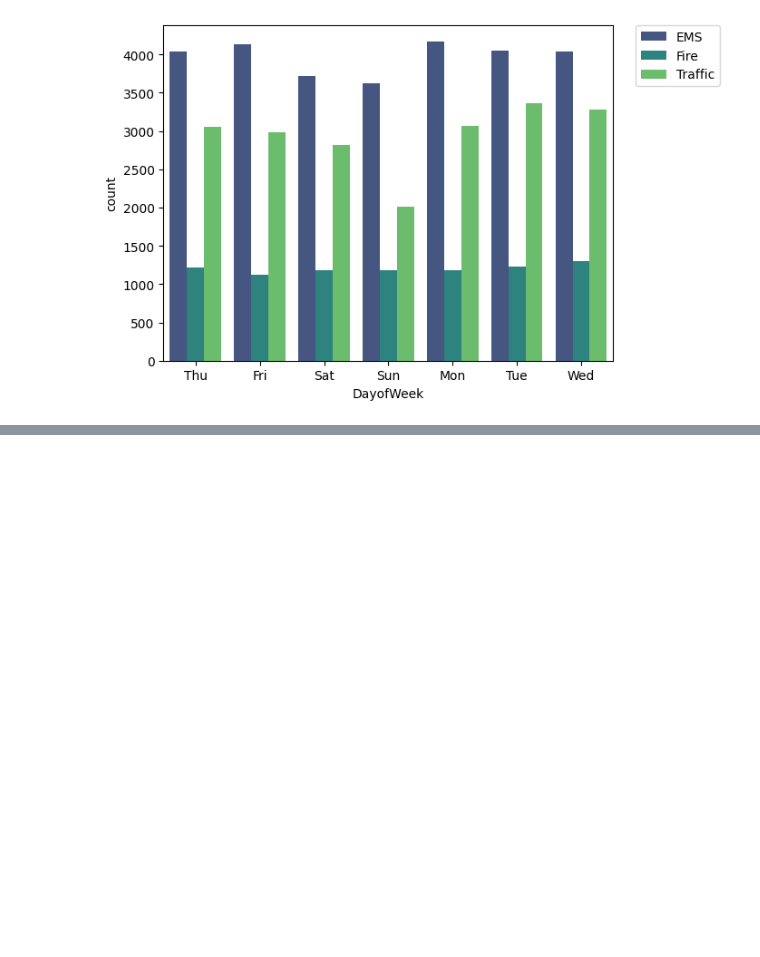
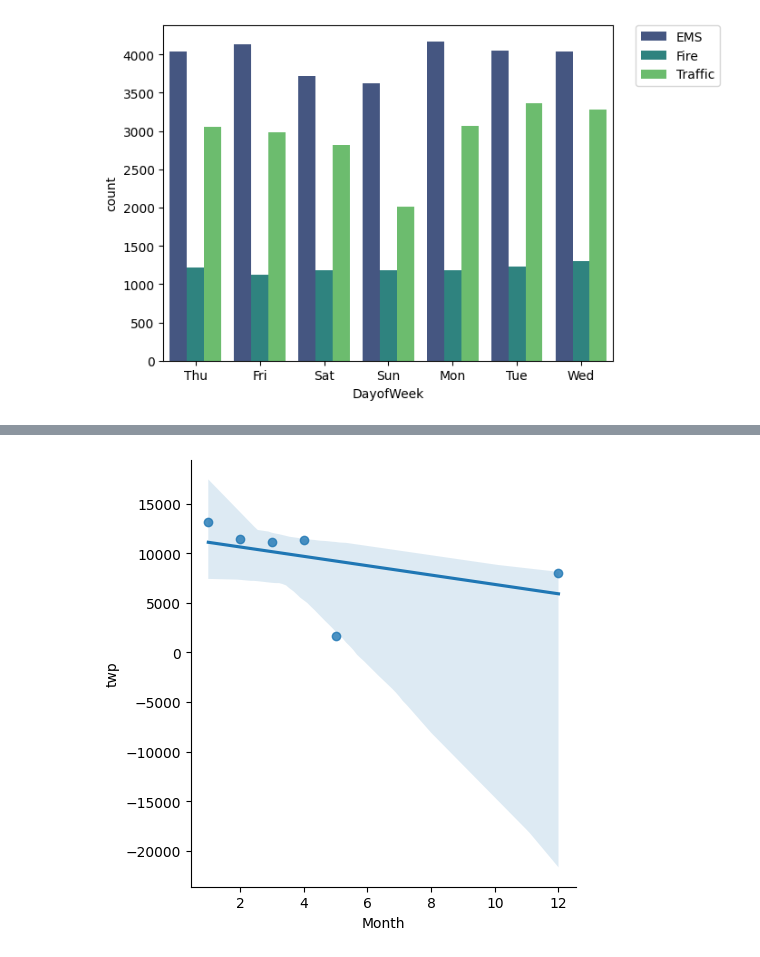
Before and after one commit to Gcango/Analise_Explor_Descritiva_das_Ligacoes_911, a Jupyter notebook: Exploração_Analise_911.ipynb, the cells around one changed output, grey strips where cells are left out. Cells and saved outputs as stored; diff of their text form; code cells hidden in the pictures; blank space fills up the shorter version.

```diff
--- a/Exploração_Analise_911.ipynb
+++ b/Exploração_Analise_911.ipynb
@@ -232,0 +261,4 @@ plt.legend(bbox_to_anchor=(1.05, 1), loc=2, borderaxespad=0.);
+# %%
+sns.lmplot(x='Month', y='twp', data=por_meses.reset_index());
+# %% [output]
+[figure, added]
```
Also changed, not shown: parts of 27 cells of this notebook.
